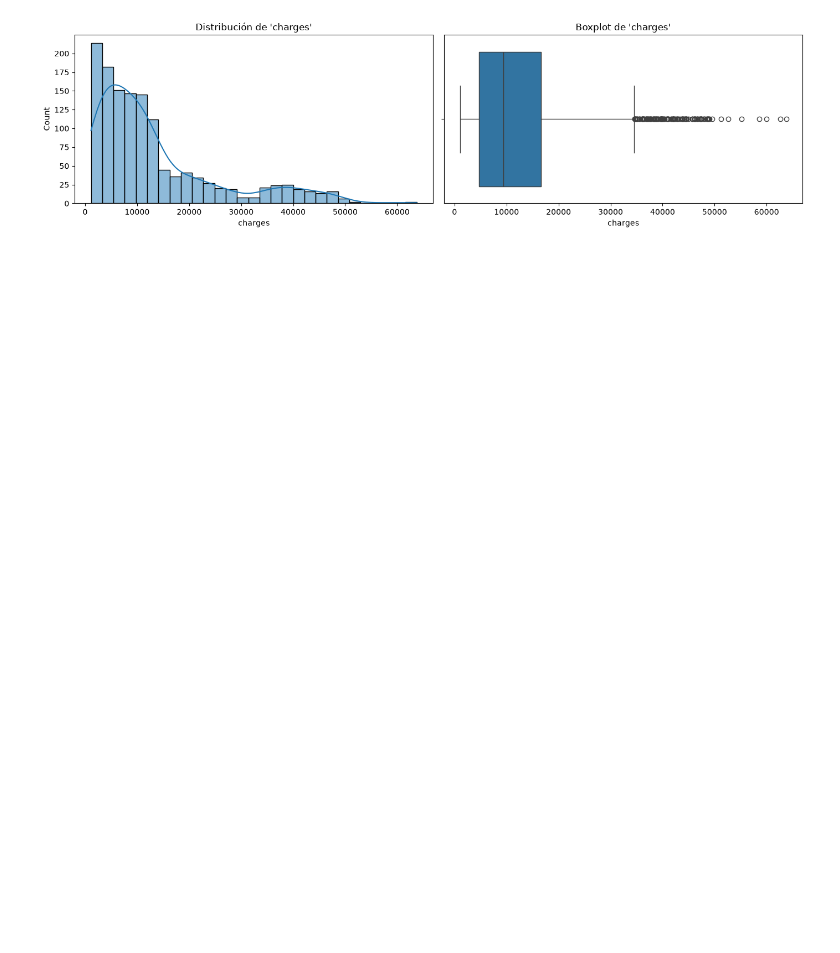
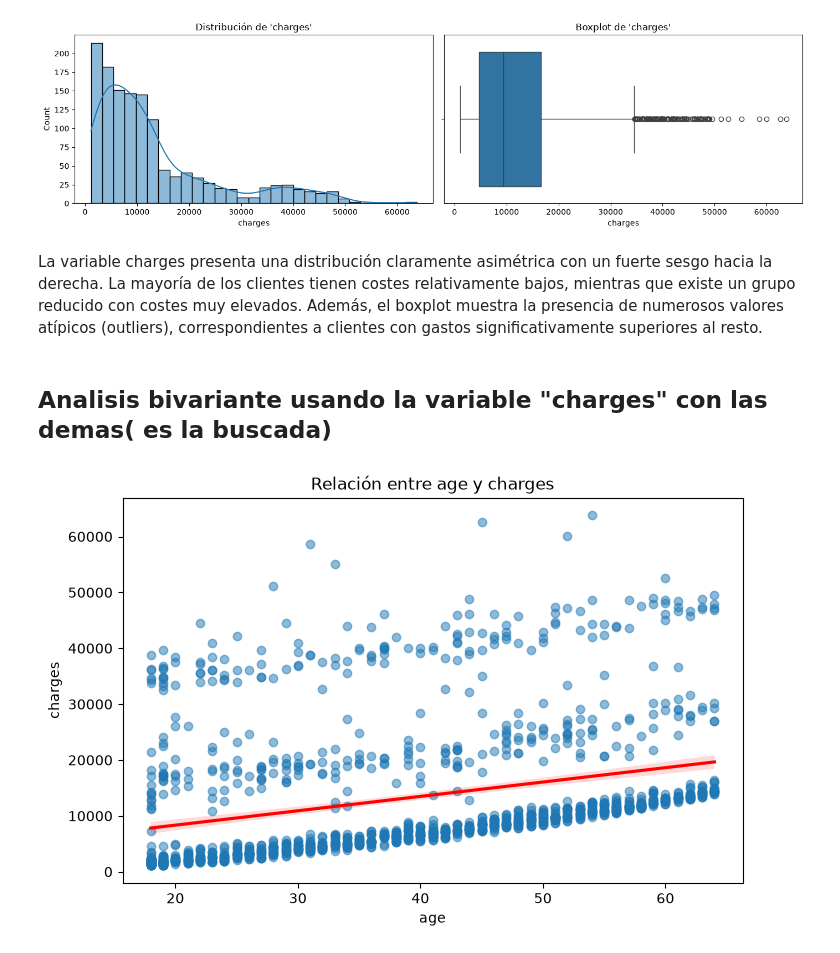
Before and after one commit to sergiocaceresbas/linear-regression-project-tutorial, a Jupyter notebook: src/explore.ipynb, the cells around one changed output. Saved outputs shown, nothing was run; the diff lists cells and outputs as text; code cells hidden in the pictures; blank space fills up the shorter version.

```diff
--- a/src/explore.ipynb
+++ b/src/explore.ipynb
@@ -189,3 +195,30 @@ analizar_numerica(df, "children")
 analizar_numerica(df, "charges")
 # %% [output]
 [figure]
+# %% [markdown]
+La variable charges presenta una distribución claramente asimétrica con un fuerte sesgo hacia la derecha. La mayoría de los clientes tienen costes relativamente bajos, mientras que existe un grupo reducido con costes muy elevados. Además, el boxplot muestra la presencia de numerosos valores atípicos (outliers), correspondientes a clientes con gastos significativamente superiores al resto.
+# %% [markdown]
+## Analisis bivariante usando la variable "charges" con las demas( es la buscada)
+# %%
+# Función para analizar la relación entre dos variables numéricas
+def analizar_relacion_numerica(df, x, y):
+
+    plt.figure(figsize=(8, 5))
+
+    sns.regplot(
+        data=df,
+        x=x,
+        y=y,
+        scatter_kws={"alpha": 0.5},
+        line_kws={"color": "red"}
+    )
+
+    plt.title(f"Relación entre {x} y {y}")
+    plt.xlabel(x)
+    plt.ylabel(y)
+
+    plt.show()
+# %%
+analizar_relacion_numerica(df, "age", "charges")
+# %% [output]
+[figure, added]
```
Also changed, not shown: parts of 21 cells of this notebook.
